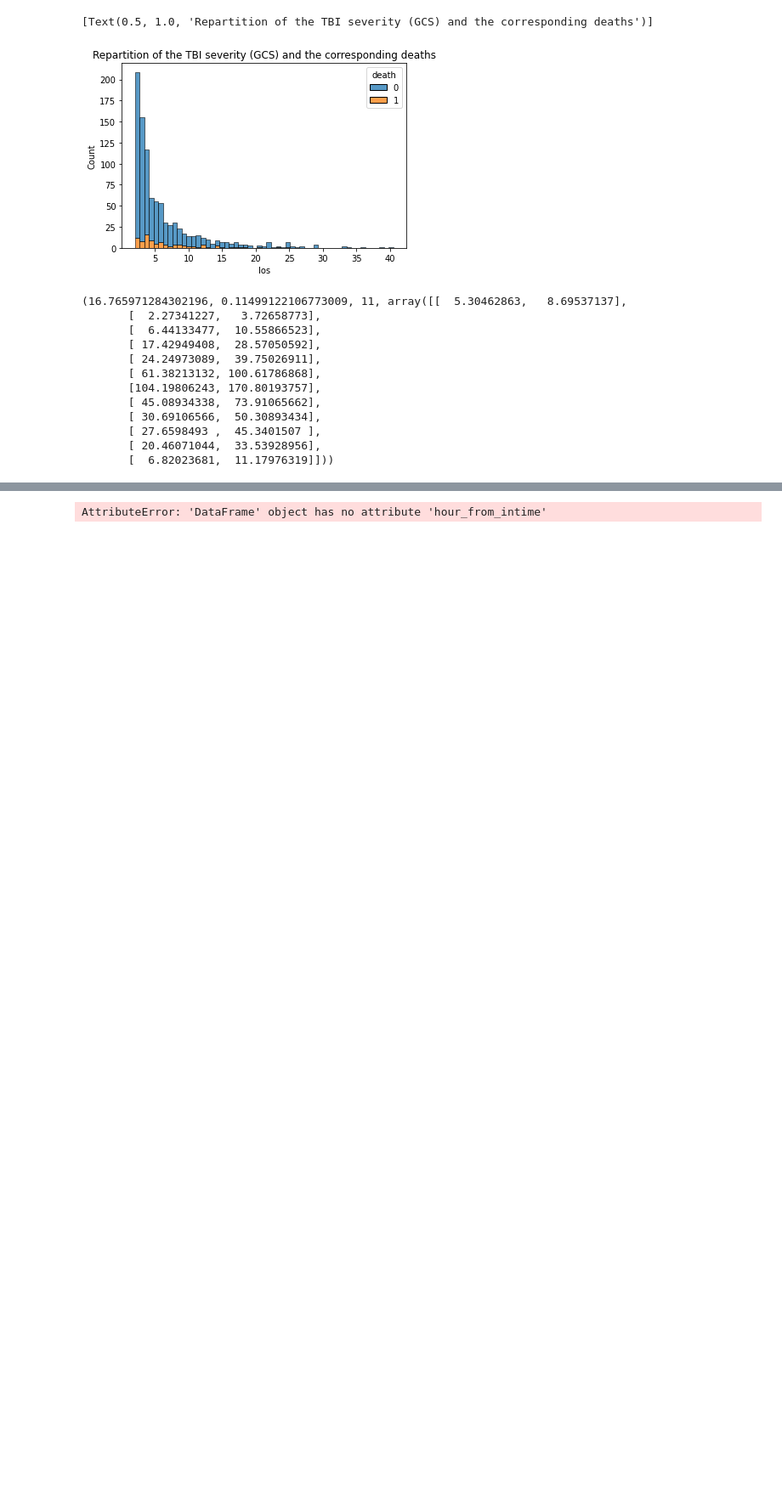
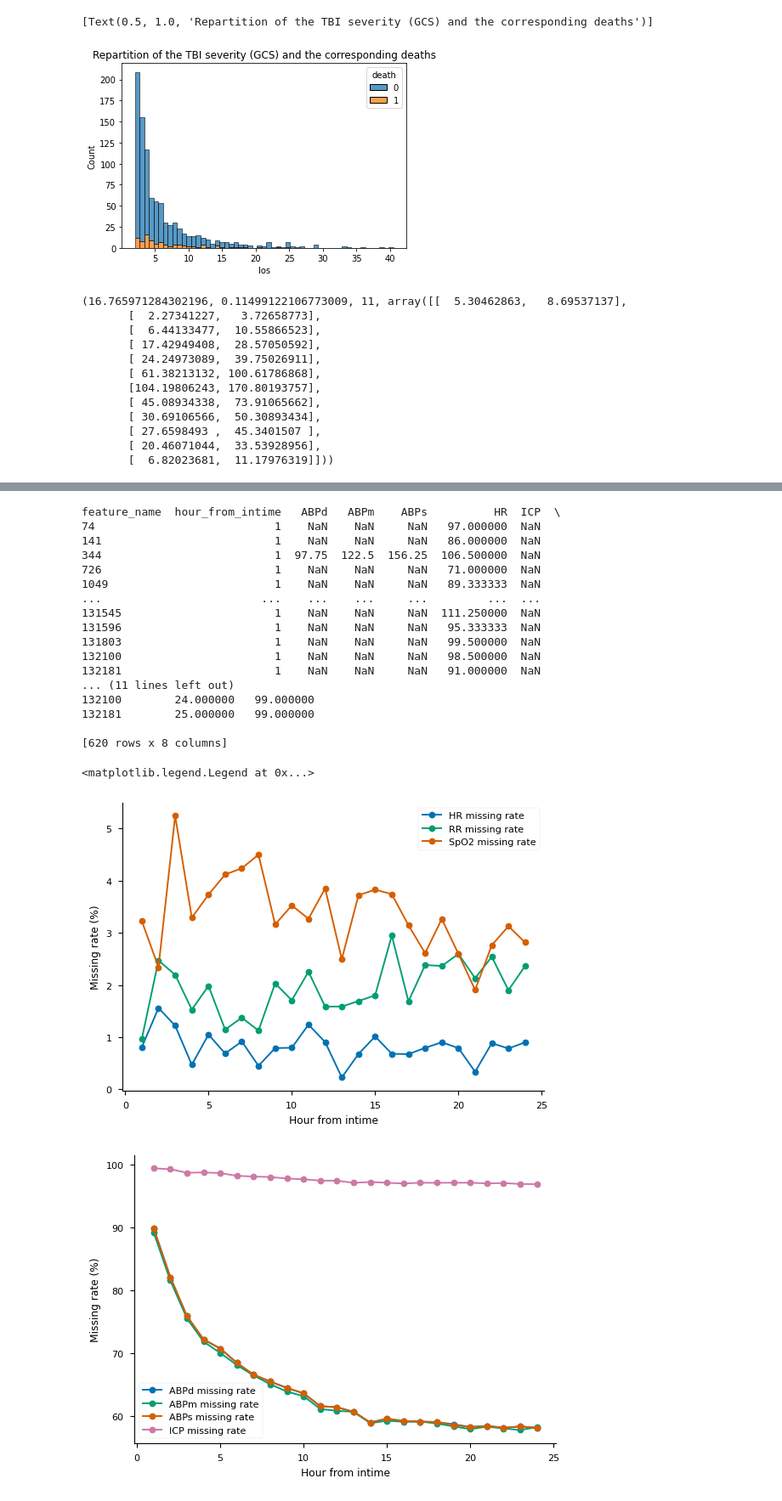
Before and after one commit to AgatheZ/Master-Project, a Jupyter notebook: MIMIC_IV/Database analysis/demographics_eda.ipynb, the cells around one changed output, grey strips where cells are left out. Shown at 85% size. Drawn from its saved outputs; the diff is of its cells as text; code cells hidden in the pictures; blank space fills up the shorter version.

```diff
--- a/MIMIC_IV/Database analysis/demographics_eda.ipynb
+++ b/MIMIC_IV/Database analysis/demographics_eda.ipynb
@@ -206,34 +191,53 @@ Index(['stay_id', 'ABPd', 'ABPm', 'ABPs', 'HR', 'ICP', 'RR', 'SpO2'], dtype='obj
 [figure]
 # %%
 #Missing per hour
-# df_hourly = df_hourly.reset_index(level=['hour_from_intime'])
+df_hourly = df_hourly.reset_index(level=['hour_from_intime'])
 grouped = []
 plt.rcdefaults()
 plt.style.use(['seaborn-paper', 'seaborn-colorblind'])
 for i in range(1,25):
     grouped.append(df_hourly[df_hourly.hour_from_intime == i])
 
 percent_missing = []
 print(grouped[0])
 for i in range(1,25):
     percent_missing.append(grouped[i-1].isnull().sum() * 100 / len(grouped[i-1]))
 
 test = np.array(percent_missing)
 
 fig,ax = plt.subplots()
 ax.spines['top'].set_visible(False)
 ax.spines['right'].set_visible(False)
 plt.plot(range(1,25), test[:,[4,6,7]], marker = 'o',label = ['HR missing rate', 'RR missing rate', 'SpO2 missing rate'])
 plt.xlabel('Hour from intime')
 plt.ylabel('Missing rate (%)')
 plt.legend()
 
 fig,ax = plt.subplots()
 ax.spines['top'].set_visible(False)
 ax.spines['right'].set_visible(False)
 plt.xlabel('Hour from intime')
 plt.ylabel('Missing rate (%)')
 plt.plot(range(1,25), test[:,[1,2,3,5]], marker = 'o', label = ['ABPd missing rate', 'ABPm missing rate', 'ABPs missing rate', 'ICP missing rate'])
 plt.legend()
 # %% [output]
-AttributeError: 'DataFrame' object has no attribute 'hour_from_intime'
+feature_name  hour_from_intime   ABPd   ABPm    ABPs          HR  ICP  \
+74                           1    NaN    NaN     NaN   97.000000  NaN
+141                          1    NaN    NaN     NaN   86.000000  NaN
+344                          1  97.75  122.5  156.25  106.500000  NaN
+726                          1    NaN    NaN     NaN   71.000000  NaN
+1049                         1    NaN    NaN     NaN   89.333333  NaN
+...                        ...    ...    ...     ...         ...  ...
+131545                       1    NaN    NaN     NaN  111.250000  NaN
+131596                       1    NaN    NaN     NaN   95.333333  NaN
+131803                       1    NaN    NaN     NaN   99.500000  NaN
+132100                       1    NaN    NaN     NaN   98.500000  NaN
+132181                       1    NaN    NaN     NaN   91.000000  NaN
+... (11 lines left out)
+132100        24.000000   99.000000
+132181        25.000000   99.000000
+
+[620 rows x 8 columns]
+<matplotlib.legend.Legend at 0x...>
+[figure, added]
+[figure, added]
```
Also changed, not shown: parts of 12 cells of this notebook, 14 other files.
